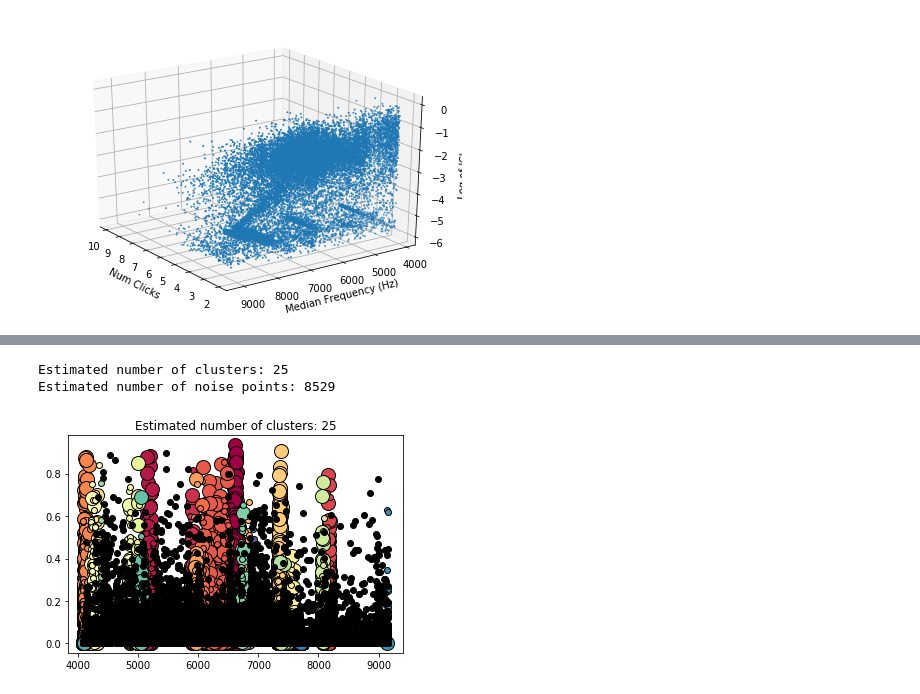
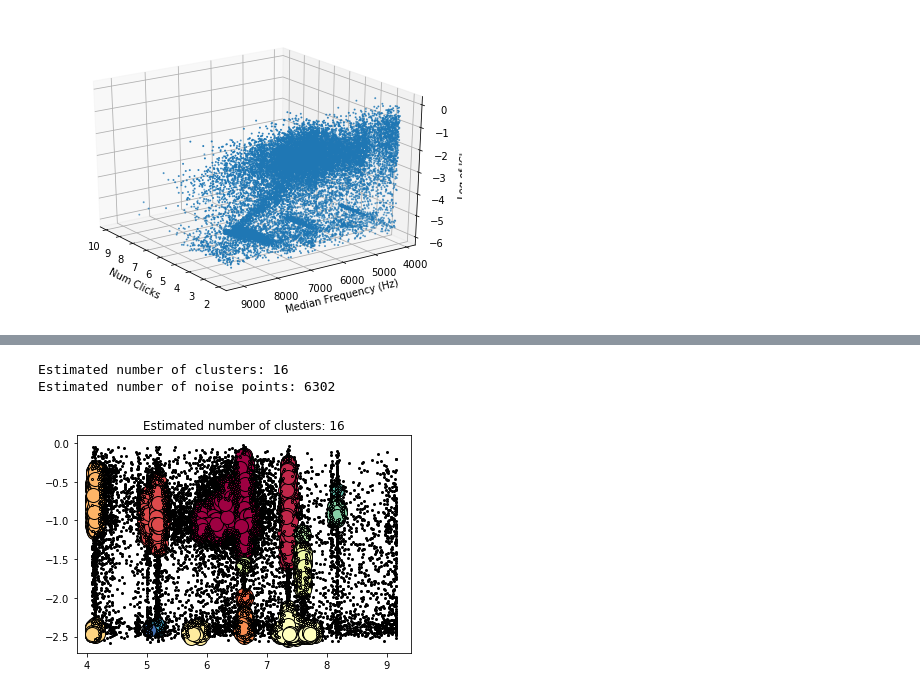
Before and after one commit to sblockhartzzero/SampleCode, a Jupyter notebook: Bioacoustics/clickTrainClusters.ipynb, the cells around one changed output, grey strips where cells are left out. Drawn from its saved outputs; the diff is of its cells as text; code cells hidden in the pictures.

```diff
--- a/Bioacoustics/clickTrainClusters.ipynb
+++ b/Bioacoustics/clickTrainClusters.ipynb
@@ -133,3 +99,15 @@ ax.set_zlabel('Log of ICI')
 plt.show()
 # %% [output]
 [figure]
+# %%
+# Standardize the data before trying to use an unsupervised learning algorithm. For ICI, number of clicks,
+# and variance, use the log10. For the frquency, use the value in kHz. This should put the features on
+# the same scale.
+df_Standardized = pandas.DataFrame(columns = ['f_kHz_Median','log_ICI'])
+df_Standardized[['f_kHz_Median']] = df[['f_Hz_Median']]/1000
+df_Standardized[['log_ICI']] = np.log10(df[['ICI']])
+
+# Inspect
+df_Standardized.dtypes
+df_Standardized.head()
+df_Standardized.describe()
@@ -137,10 +125,10 @@ plt.show()
 # Try DBSCAN, following example at
 # https://scikit-learn.org/stable/auto_examples/cluster/plot_dbscan.html
 # First, convert the features from pandas dataframe to a NumPy array
-features = df.values
+features = df_Standardized.values
 
 # Declaring Model
-dbscan = DBSCAN(eps=15.0, min_samples=50)
+dbscan = DBSCAN(eps=0.07, min_samples=50)
 
 # Fitting
 dbscan.fit(features)
@@ -155,30 +143,30 @@ n_noise_ = list(labels).count(-1)
 print('Estimated number of clusters: %d' % n_clusters_)
 print('Estimated number of noise points: %d' % n_noise_)
 # %% [output]
-Estimated number of clusters: 25
-Estimated number of noise points: 8529
+Estimated number of clusters: 16
+Estimated number of noise points: 6302
 # %%
-# Plot results of DBSCAN
+# After tuning eps, plot results of DBSCAN
 # Black removed and is used for noise instead.
 unique_labels = set(labels)
 colors = [plt.cm.Spectral(each)
           for each in np.linspace(0, 1, len(unique_labels))]
 for k, col in zip(unique_labels, colors):
     if k == -1:
         # Black used for noise.
         col = [0, 0, 0, 1]
 
     class_member_mask = (labels == k)
 
     xy = features[class_member_mask & core_samples_mask]
     plt.plot(xy[:, 0], xy[:, 1], 'o', markerfacecolor=tuple(col),
              markeredgecolor='k', markersize=14)
 
     xy = features[class_member_mask & ~core_samples_mask]
     plt.plot(xy[:, 0], xy[:, 1], 'o', markerfacecolor=tuple(col),
-             markeredgecolor='k', markersize=6)
+             markeredgecolor='k', markersize=2)
 
 plt.title('Estimated number of clusters: %d' % n_clusters_)
 plt.show()
 # %% [output]
-[figure, old version]
+[figure, new version]
```
Also changed, not shown: parts of 11 cells of this notebook.
